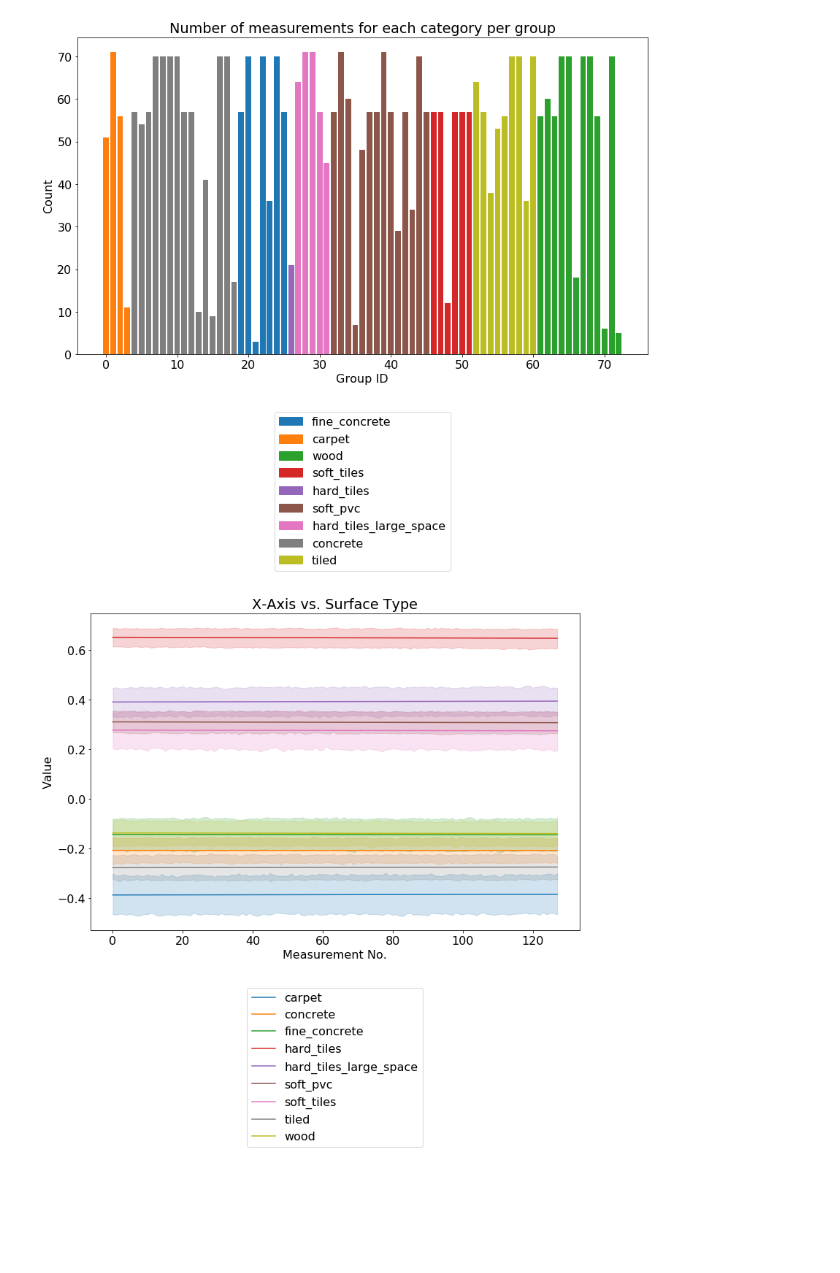
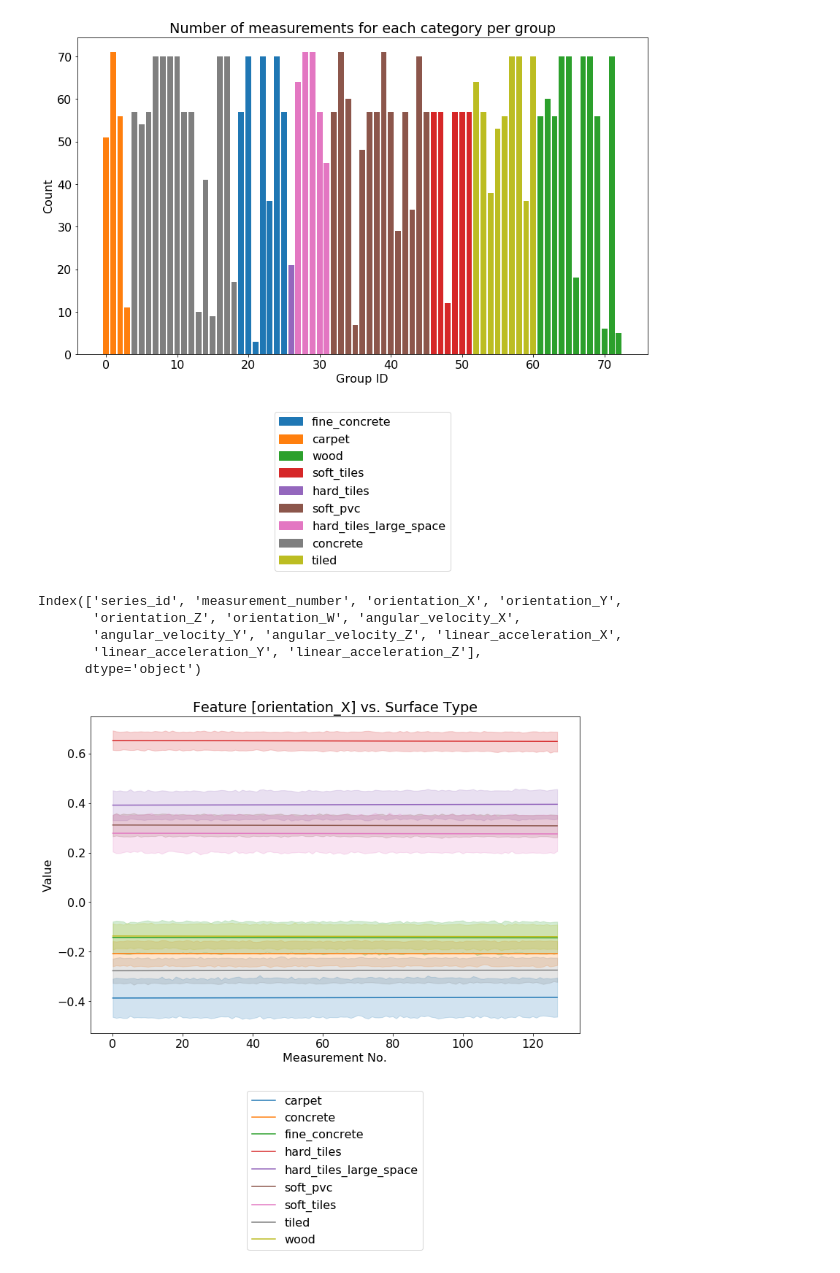
Before and after one commit to devforfu/careercon2019, a Jupyter notebook: 02_eda.ipynb, the cells around one changed output. Saved outputs shown, nothing was run; the diff lists cells and outputs as text; code cells hidden in the pictures; blank space fills up the shorter version.

Commit message:
Grid plots

```diff
--- a/02_eda.ipynb
+++ b/02_eda.ipynb
@@ -87,19 +87,31 @@ _ = ax.set_title('Number of measurements for each category per group')
 # %% [output]
 [figure]
 # %%
-surf_groups = (pd.merge(
+xy_trn = pd.merge(
     x_trn, y_trn,
     how='left',
     left_on='series_id', right_on='series_id',
-    suffixes=['', '.y']
-).groupby('surface'))
+    suffixes=['', '.y'])
+# %%
+surf_groups = xy_trn.groupby('surface')
+# %%
+x_trn.columns
+# %% [output]
+Index(['series_id', 'measurement_number', 'orientation_X', 'orientation_Y',
+       'orientation_Z', 'orientation_W', 'angular_velocity_X',
+       'angular_velocity_Y', 'angular_velocity_Z', 'linear_acceleration_X',
+       'linear_acceleration_Y', 'linear_acceleration_Z'],
+      dtype='object')
 # %%
-f, ax = plt.subplots(1, 1, figsize=(12, 8))
-for surf, group in surf_groups:
-    sns.lineplot(x='measurement_number', y='orientation_X', data=group, ax=ax, label=surf)
-ax.set_title('X-Axis vs. Surface Type')
-ax.set_xlabel('Measurement No.')
-ax.set_ylabel('Value')
-_ = ax.legend(loc='lower center', bbox_to_anchor=(0.5, -0.7))
+def line_plot(surf_groups, feature, **params):
+    f, ax = plt.subplots(1, 1, figsize=(12, 8))
+    for surf, group in surf_groups:
+        sns.lineplot(x='measurement_number', y=feature, data=group, ax=ax, label=surf, **params)
+    ax.set_title(f'Feature [{feature}] vs. Surface Type')
+    ax.set_xlabel('Measurement No.')
+    ax.set_ylabel('Value')
+    ax.legend(loc='lower center', bbox_to_anchor=(0.5, -0.7))
-# %% [output]
-[figure, removed]
+# %%
+line_plot(surf_groups, 'orientation_X')
+# %% [output]
+[figure, added]
```
Also changed, not shown: parts of 14 cells of this notebook.
